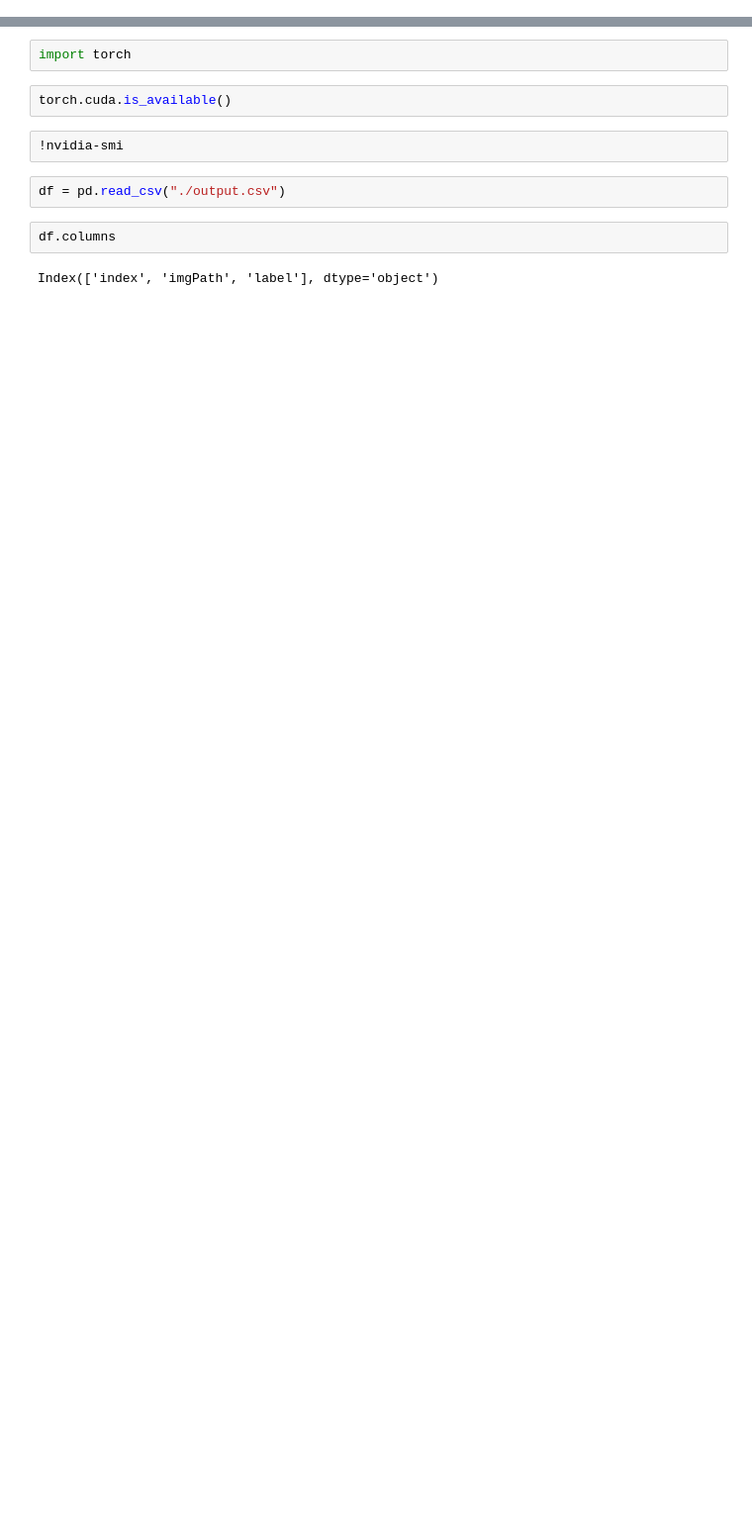
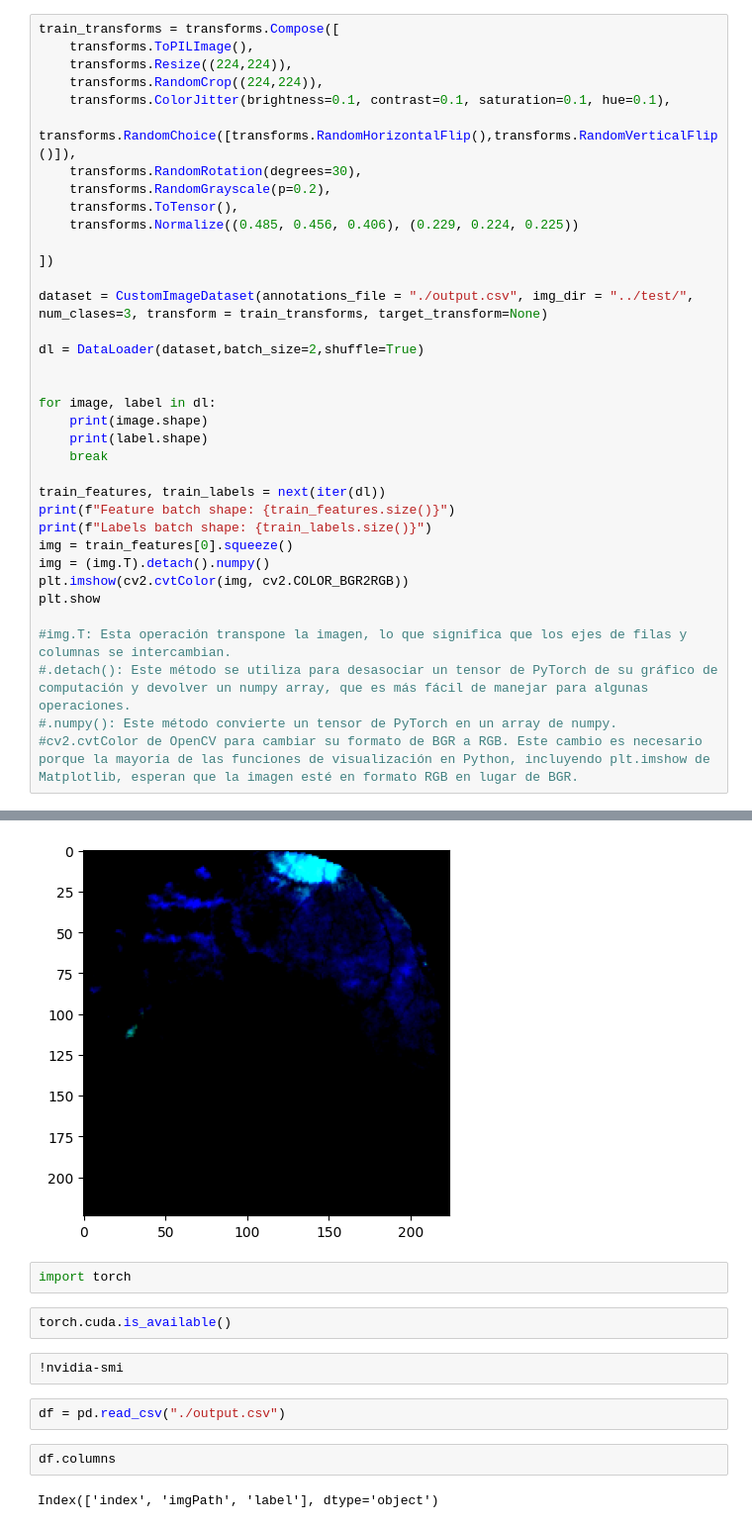
Before and after one commit to mysInma/Pathological-Myopia, a Jupyter notebook: notebooks/Untitled.ipynb, the cells around one changed output, grey strips where cells are left out. Shown: that part at 99% size. Cells and saved outputs as stored; diff of their text form; blank space fills up the shorter version.

```diff
--- a/notebooks/Untitled.ipynb
+++ b/notebooks/Untitled.ipynb
@@ -21,0 +60,37 @@ print(f"Label: {label}")
+# %%
+train_transforms = transforms.Compose([
+    transforms.ToPILImage(),
+    transforms.Resize((224,224)),
+    transforms.RandomCrop((224,224)),
+    transforms.ColorJitter(brightness=0.1, contrast=0.1, saturation=0.1, hue=0.1),
+    transforms.RandomChoice([transforms.RandomHorizontalFlip(),transforms.RandomVerticalFlip()]),
+    transforms.RandomRotation(degrees=30),
+    transforms.RandomGrayscale(p=0.2),
+    transforms.ToTensor(),
+    transforms.Normalize((0.485, 0.456, 0.406), (0.229, 0.224, 0.225))
+
+])
+
+dataset = CustomImageDataset(annotations_file = "./output.csv", img_dir = "../test/", num_clases=3, transform = train_transforms, target_transform=None)
+
+dl = DataLoader(dataset,batch_size=2,shuffle=True)
+
+
+for image, label in dl:
+    print(image.shape)
+    print(label.shape)
+    break
+
+train_features, train_labels = next(iter(dl))
+print(f"Feature batch shape: {train_features.size()}")
+print(f"Labels batch shape: {train_labels.size()}")
+img = train_features[0].squeeze()
+img = (img.T).detach().numpy()
+plt.imshow(cv2.cvtColor(img, cv2.COLOR_BGR2RGB))
+plt.show
+
+#img.T: Esta operación transpone la imagen, lo que significa que los ejes de filas y columnas se intercambian.
+#.detach(): Este método se utiliza para desasociar un tensor de PyTorch de su gráfico de computación y devolver un numpy array, que es más fácil de manejar para algunas operaciones.
+#.numpy(): Este método convierte un tensor de PyTorch en un array de numpy.
+#cv2.cvtColor de OpenCV para cambiar su formato de BGR a RGB. Este cambio es necesario porque la mayoría de las funciones de visualización en Python, incluyendo plt.imshow de Matplotlib, esperan que la imagen esté en formato RGB en lugar de BGR.
+# %% [output]
@@ -22,3 +103,4 @@ print(f"Label: {label}")
+[figure, added]
 # %%
 import torch
 # %%
```
Also changed, not shown: parts of 10 cells of this notebook, 5 other files.
